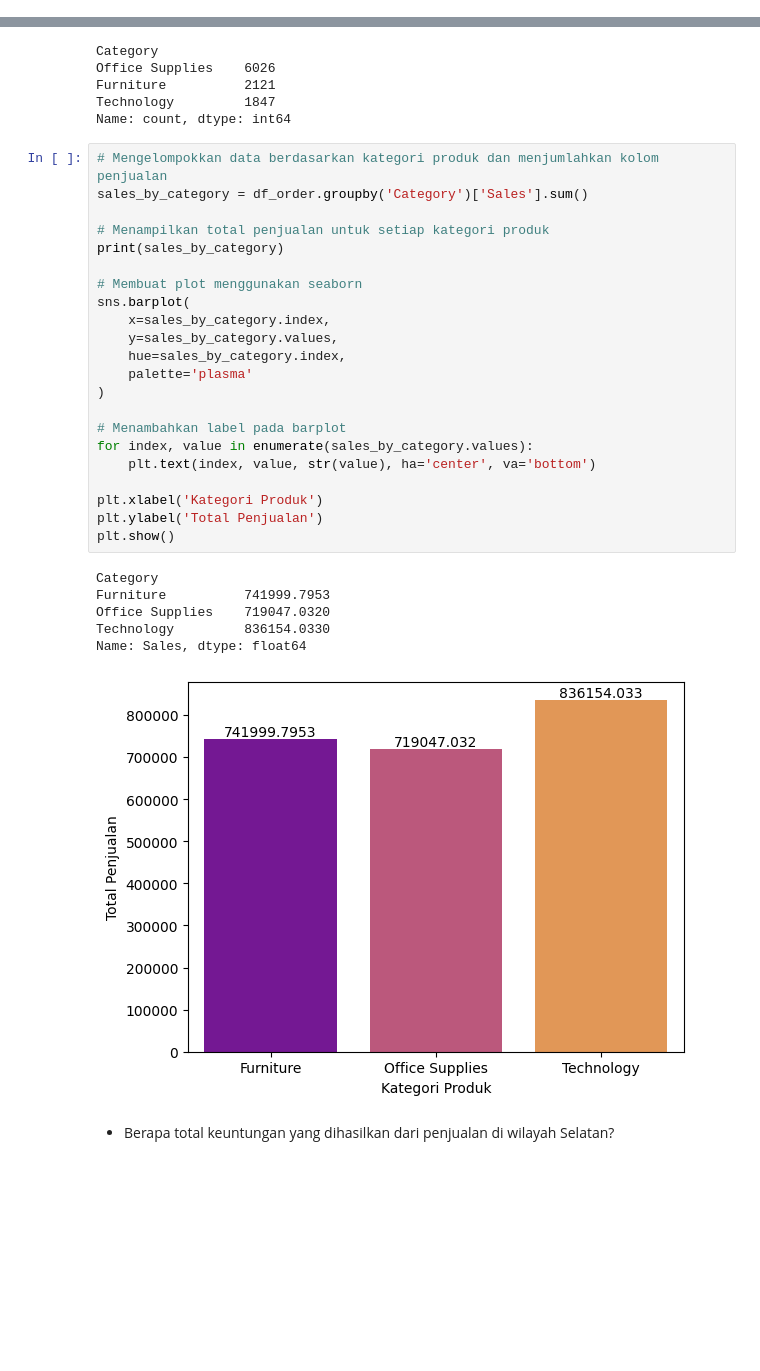
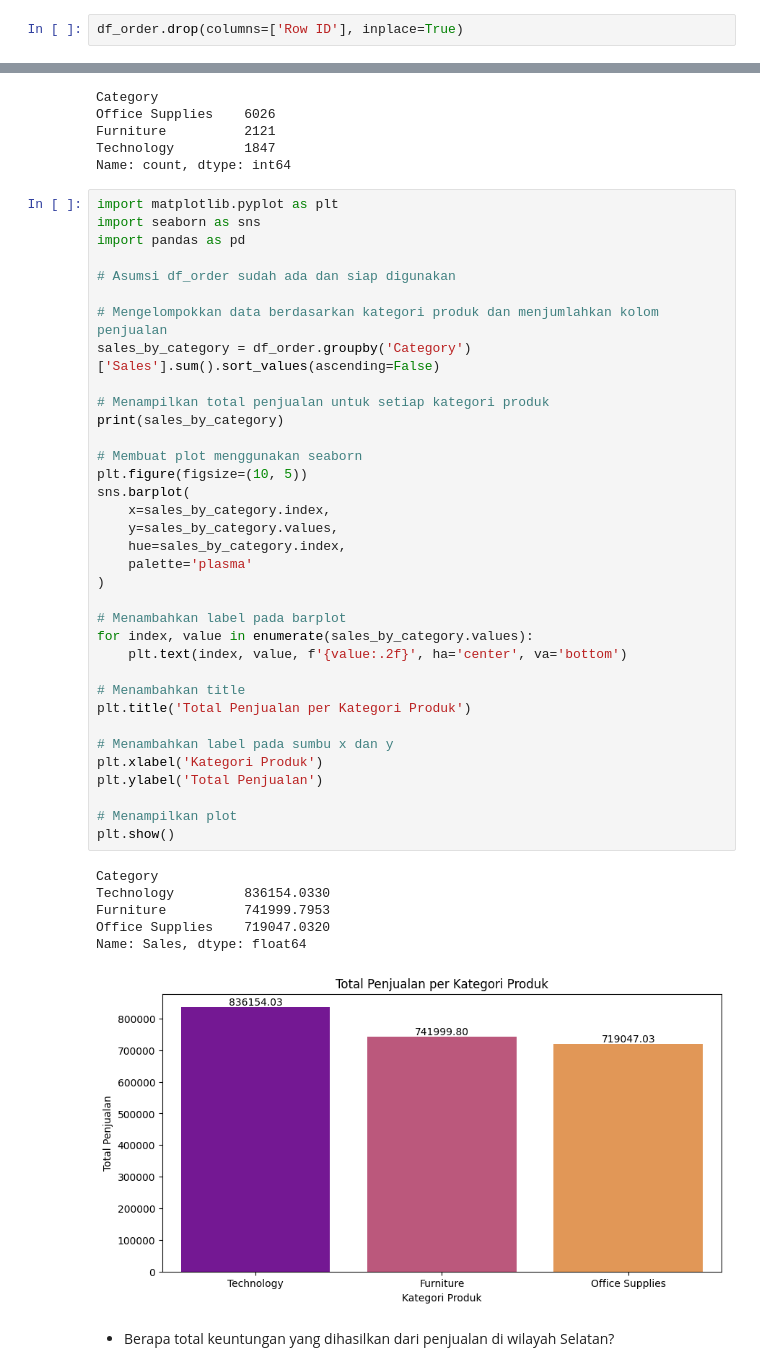
Before and after one commit to Pascalbrly/Portofolio-Data-Analyst, a Jupyter notebook: Project 2/Data Analysis Store Sales.ipynb, the cells around one changed output, grey strips where cells are left out. Drawn from its saved outputs; the diff is of its cells as text; blank space fills up the shorter version.

```diff
--- a/Project 2/Data Analysis Store Sales.ipynb
+++ b/Project 2/Data Analysis Store Sales.ipynb
@@ -231,3 +247,5 @@ dtype: int64
+# %%
+df_order.drop(columns=['Row ID'], inplace=True)
 # %% [markdown]
 # 8. Exploratory Data Analyst (EDA)
 # %% [markdown]
@@ -243,34 +261,47 @@ Furniture          2121
 Technology         1847
 Name: count, dtype: int64
 # %%
+import matplotlib.pyplot as plt
+import seaborn as sns
+import pandas as pd
+
+# Asumsi df_order sudah ada dan siap digunakan
+
 # Mengelompokkan data berdasarkan kategori produk dan menjumlahkan kolom penjualan
-sales_by_category = df_order.groupby('Category')['Sales'].sum()
+sales_by_category = df_order.groupby('Category')['Sales'].sum().sort_values(ascending=False)
 
 # Menampilkan total penjualan untuk setiap kategori produk
 print(sales_by_category)
 
 # Membuat plot menggunakan seaborn
+plt.figure(figsize=(10, 5))
 sns.barplot(
     x=sales_by_category.index,
     y=sales_by_category.values,
     hue=sales_by_category.index,
     palette='plasma'
 )
 
 # Menambahkan label pada barplot
 for index, value in enumerate(sales_by_category.values):
-    plt.text(index, value, str(value), ha='center', va='bottom')
+    plt.text(index, value, f'{value:.2f}', ha='center', va='bottom')
 
+# Menambahkan title
+plt.title('Total Penjualan per Kategori Produk')
+
+# Menambahkan label pada sumbu x dan y
 plt.xlabel('Kategori Produk')
 plt.ylabel('Total Penjualan')
+
+# Menampilkan plot
 plt.show()
 # %% [output]
 Category
+Technology         836154.0330
 Furniture          741999.7953
 Office Supplies    719047.0320
-Technology         836154.0330
 Name: Sales, dtype: float64
-[figure, old version]
+[figure, new version]
 # %% [markdown]
 - Berapa total keuntungan yang dihasilkan dari penjualan di wilayah Selatan?
 # %%
```
Also changed, not shown: parts of 65 cells of this notebook, 18 other files.
